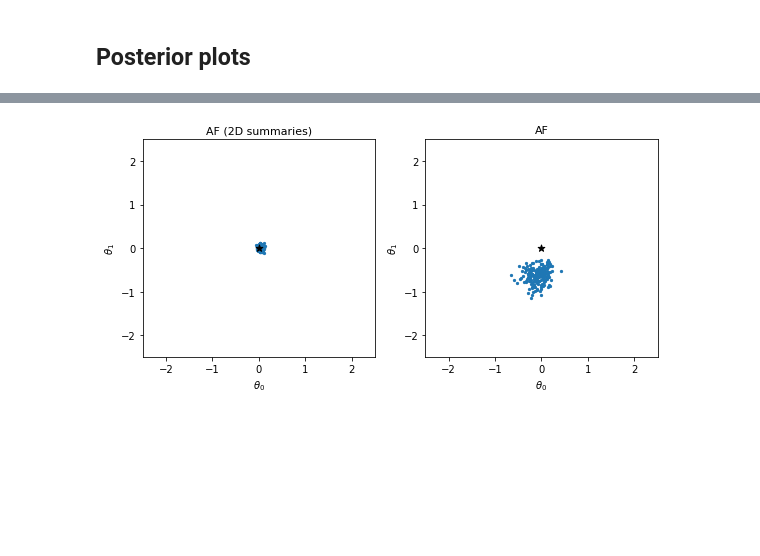
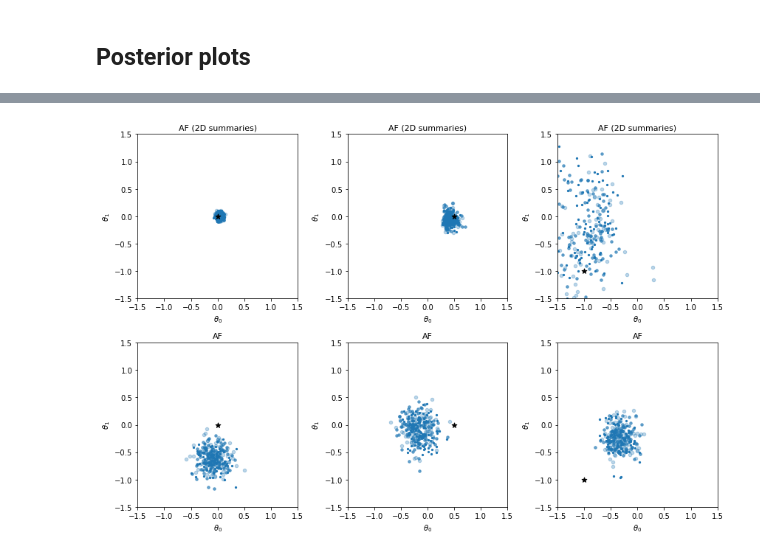
Before and after one commit to johannbrehmer/manifold-flow, a Jupyter notebook: experiments/notebooks/lhc_result_plots.ipynb, the cells around one changed output, grey strips where cells are left out. Saved outputs shown, nothing was run; the diff lists cells and outputs as text; code cells hidden in the pictures; blank space fills up the shorter version.

```diff
--- a/experiments/notebooks/lhc_result_plots.ipynb
+++ b/experiments/notebooks/lhc_result_plots.ipynb
@@ -260,31 +280,35 @@ model_posterior_samples.shape
 # %%
 skip = 10
 
-ncols = n_observed
+ncols = n_trueparams
 nrows = len(algo_labels)
+
+true_params = [[0.,0.], [0.5, 0.], [-1., -1.]]
 
 fig = plt.figure(figsize=(ncols*4., nrows*4.))
 
 for i, (label, posteriors) in enumerate(zip(algo_labels, model_posterior_samples)):
 
-    for j in range(n_observed):
+    for j in range(n_trueparams):
         ax = plt.subplot(nrows, ncols, i*ncols + j + 1)
 
         for posterior, c in zip(posteriors, ["C0", "C1", "C2", "C3"]):
-            plt.scatter(posterior[:,::skip, 0], posterior[:,::skip, 1], c=c, s=5.)
-        plt.scatter([0.], [0.], marker="*", s=50, color="black")
+            plt.scatter(posterior[j,:,:250:skip, 0], posterior[j,:,:250:skip, 1], c=c, s=20., alpha=0.3)
+            plt.scatter(posterior[j,:,250:500:skip, 0], posterior[j,:,250:500:skip, 1], c=c, s=12., alpha=0.65)
+            plt.scatter(posterior[j,:,500::skip, 0], posterior[j,:,500::skip, 1], c=c, s=5., alpha=1.0)
+        plt.scatter(true_params[j][0], true_params[j][1], marker="*", s=50, color="black")
 
-        plt.xlim(-2.5,2.5)
-        plt.ylim(-2.5,2.5)
+        plt.xlim(-1.5,1.5)
+        plt.ylim(-1.5,1.5)
 
         plt.title(label, fontsize=11)
         plt.xlabel(r"$\theta_0$")
         plt.ylabel(r"$\theta_1$")
 
 plt.tight_layout()
 plt.savefig("../figures/lhc_posterior_scatter.pdf")
 # %% [output]
-[figure, old version]
+[figure, new version]
 # %%
 dmin, dmax = 0., 1.5
 
```
Also changed, not shown: parts of 6 cells of this notebook, 4 other files.
